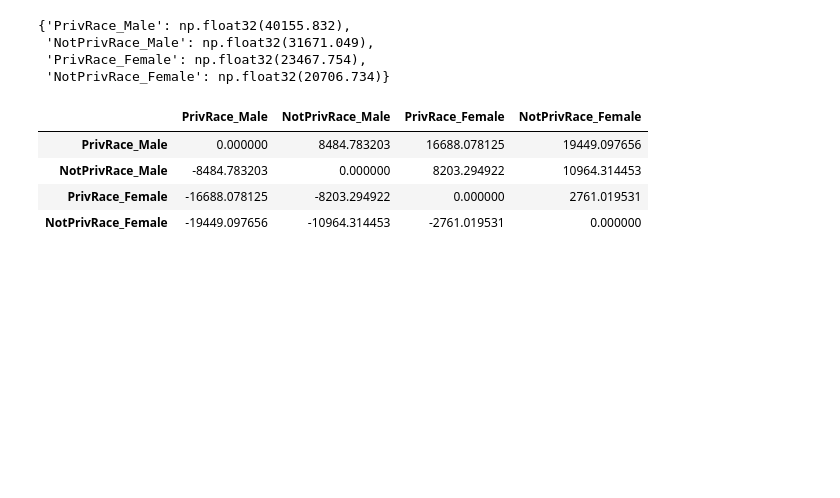
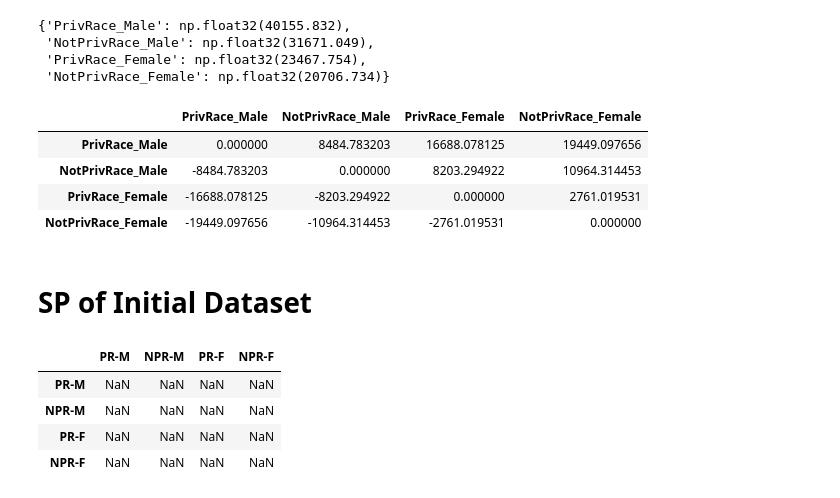
Before and after one commit to Jagoda222/HCML_2, a Jupyter notebook: David_1.ipynb, the cells around one changed output. Drawn from its saved outputs; the diff is of its cells as text; code cells hidden in the pictures; blank space fills up the shorter version.

```diff
--- a/David_1.ipynb
+++ b/David_1.ipynb
@@ -257,3 +257,22 @@ intersectional_sp
 | NotPrivRace_Male | -8484.783203 | 0.000000 | 8203.294922 | 10964.314453 |
 | PrivRace_Female | -16688.078125 | -8203.294922 | 0.000000 | 2761.019531 |
 | NotPrivRace_Female | -19449.097656 | -10964.314453 | -2761.019531 | 0.000000 |
+# %% [markdown]
+# SP of Initial Dataset
+# %%
+init_sp_dict = {}
+
+init_sp_dict['PR-M'] = df[(df['race']=='White') & (df['gender'] == 'Male')]['income'].mean()
+init_sp_dict['NPR-M'] = df[(df['race']!='White') & (df['gender'] == 'Male')]['income'].mean()
+init_sp_dict['PR-F'] = df[(df['race']=='White') & (df['gender'] == 'Female')]['income'].mean()
+init_sp_dict['NPR-F'] = df[(df['race']!='White') & (df['gender'] == 'Female')]['income'].mean()
+# %%
+init_sp = pd.DataFrame(index=init_sp_dict.keys(), columns=init_sp_dict.keys())
+
+init_sp
+# %% [output]
+|  | PR-M | NPR-M | PR-F | NPR-F |
+| PR-M | NaN | NaN | NaN | NaN |
+| NPR-M | NaN | NaN | NaN | NaN |
+| PR-F | NaN | NaN | NaN | NaN |
+| NPR-F | NaN | NaN | NaN | NaN |
```
Also changed, not shown: parts of 2 cells of this notebook.
